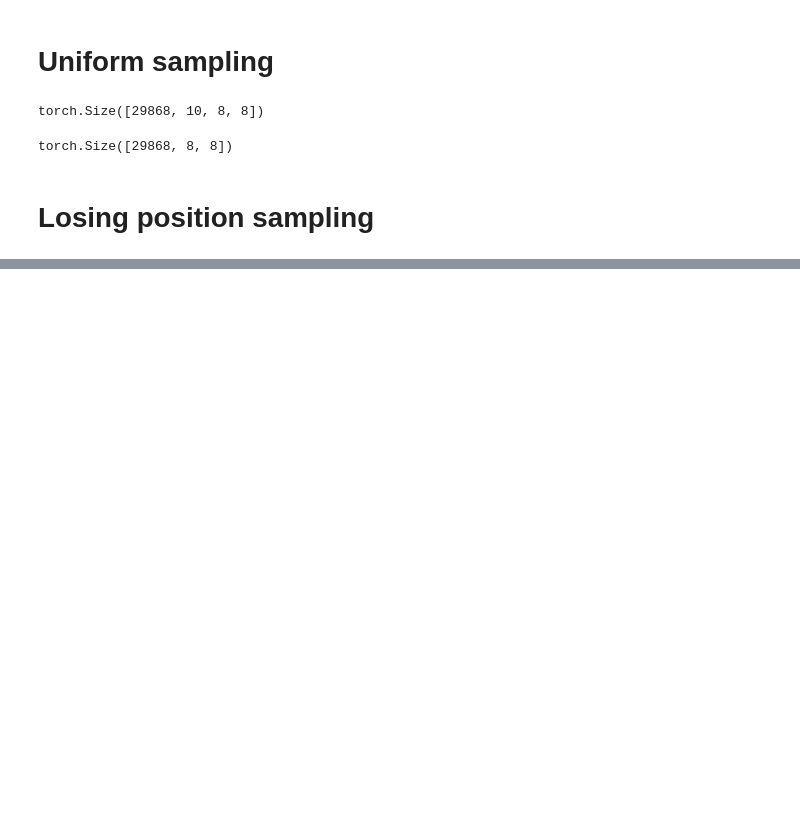
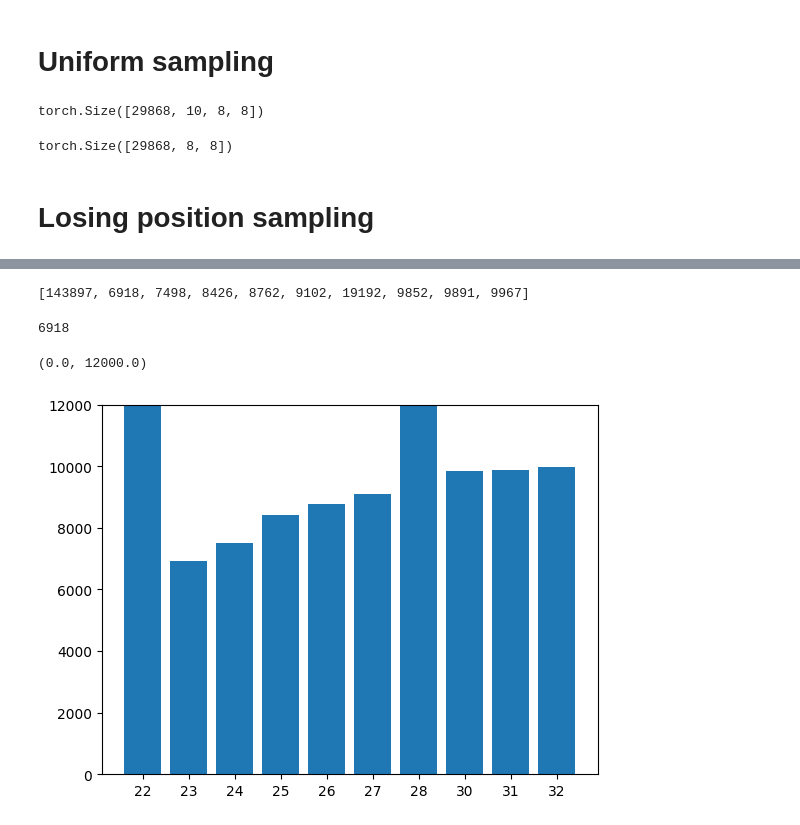
Before and after one commit to Momo056/Minesweeper, a Jupyter notebook: dataset_creation.ipynb, the cells around one changed output, grey strips where cells are left out. Saved outputs shown, nothing was run; the diff lists cells and outputs as text; code cells hidden in the pictures; blank space fills up the shorter version.

```diff
--- a/dataset_creation.ipynb
+++ b/dataset_creation.ipynb
@@ -115,0 +119,26 @@ mines_tensors = torch.tensor(np.concatenate([y for x, y in all_res]))
+# %%
+import Lightning.Tensor_Dir_Dataset as tdt
+reload(tdt)
+
+data_model = tdt.Tensor_Dir_Dataset(100)
+data_model.prepare_data()
+# %%
+dir_paths = data_model.get_data_folders()
+
+all_datasets = data_model.load_all_datasets(dir_paths)
+# %%
+[len(d) for d in all_datasets]
+# %% [output]
+[143897, 6918, 7498, 8426, 8762, 9102, 19192, 9852, 9891, 9967]
+# %%
+min([len(d) for d in all_datasets])
+# %% [output]
+6918
+# %%
+mine_percents = [d.split('_m')[-1] for d in dir_paths]
+# %%
+plt.bar(mine_percents, [len(d) for d in all_datasets])
+plt.ylim(0, 12000)
+# %% [output]
+(0.0, 12000.0)
+[figure, added]
```
Also changed, not shown: parts of 23 cells of this notebook, 6 other files.
